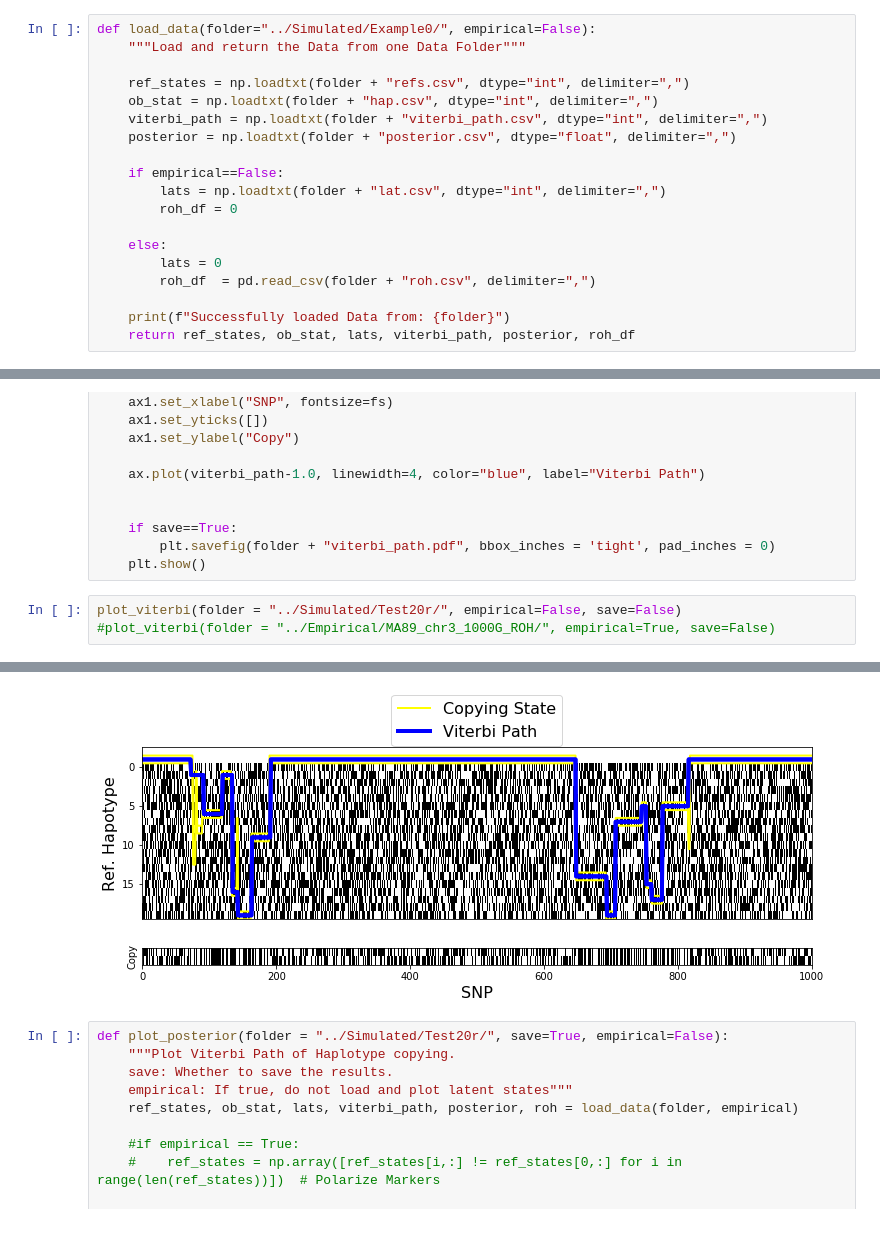
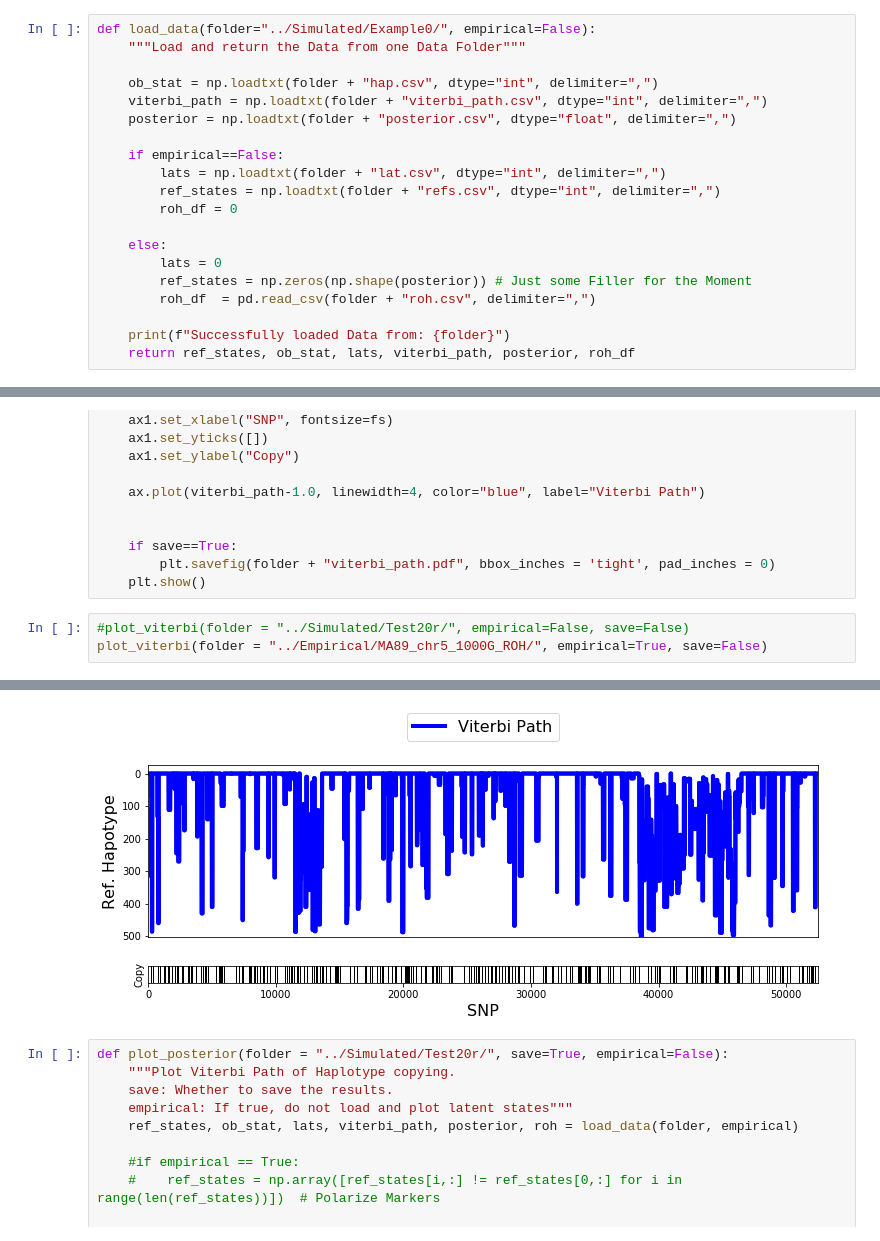
Before and after one commit to hringbauer/hapROH, a Jupyter notebook: Notebooks/figures.ipynb, the cells around one changed output, grey strips where cells are left out. Cells and saved outputs as stored; diff of their text form.

```diff
--- a/Notebooks/figures.ipynb
+++ b/Notebooks/figures.ipynb
@@ -16,17 +16,18 @@ from matplotlib import gridspec
 def load_data(folder="../Simulated/Example0/", empirical=False):
     """Load and return the Data from one Data Folder"""
 
-    ref_states = np.loadtxt(folder + "refs.csv", dtype="int", delimiter=",")
     ob_stat = np.loadtxt(folder + "hap.csv", dtype="int", delimiter=",")
     viterbi_path = np.loadtxt(folder + "viterbi_path.csv", dtype="int", delimiter=",")
     posterior = np.loadtxt(folder + "posterior.csv", dtype="float", delimiter=",")
 
     if empirical==False:
         lats = np.loadtxt(folder + "lat.csv", dtype="int", delimiter=",")
+        ref_states = np.loadtxt(folder + "refs.csv", dtype="int", delimiter=",")
         roh_df = 0
 
     else:
         lats = 0
+        ref_states = np.zeros(np.shape(posterior)) # Just some Filler for the Moment
         roh_df  = pd.read_csv(folder + "roh.csv", delimiter=",")
 
     print(f"Successfully loaded Data from: {folder}")
@@ -77,6 +78,6 @@ def plot_viterbi(folder = "../Simulated/Test20r/", save=True, empirical=False):
         plt.savefig(folder + "viterbi_path.pdf", bbox_inches = 'tight', pad_inches = 0)
     plt.show()
 # %%
-plot_viterbi(folder = "../Simulated/Test20r/", empirical=False, save=False)
-#plot_viterbi(folder = "../Empirical/MA89_chr3_1000G_ROH/", empirical=True, save=False)
+#plot_viterbi(folder = "../Simulated/Test20r/", empirical=False, save=False)
+plot_viterbi(folder = "../Empirical/MA89_chr5_1000G_ROH/", empirical=True, save=False)
 # %% [output]
@@ -84,4 +85,4 @@ Successfully loaded Data from: ../Simulated/Test20r/
-[figure, old version]
+[figure, new version]
 # %%
 def plot_posterior(folder = "../Simulated/Test20r/", save=True, empirical=False):
     """Plot Viterbi Path of Haplotype copying.
```
Also changed, not shown: parts of 4 cells of this notebook, 2 other files.
